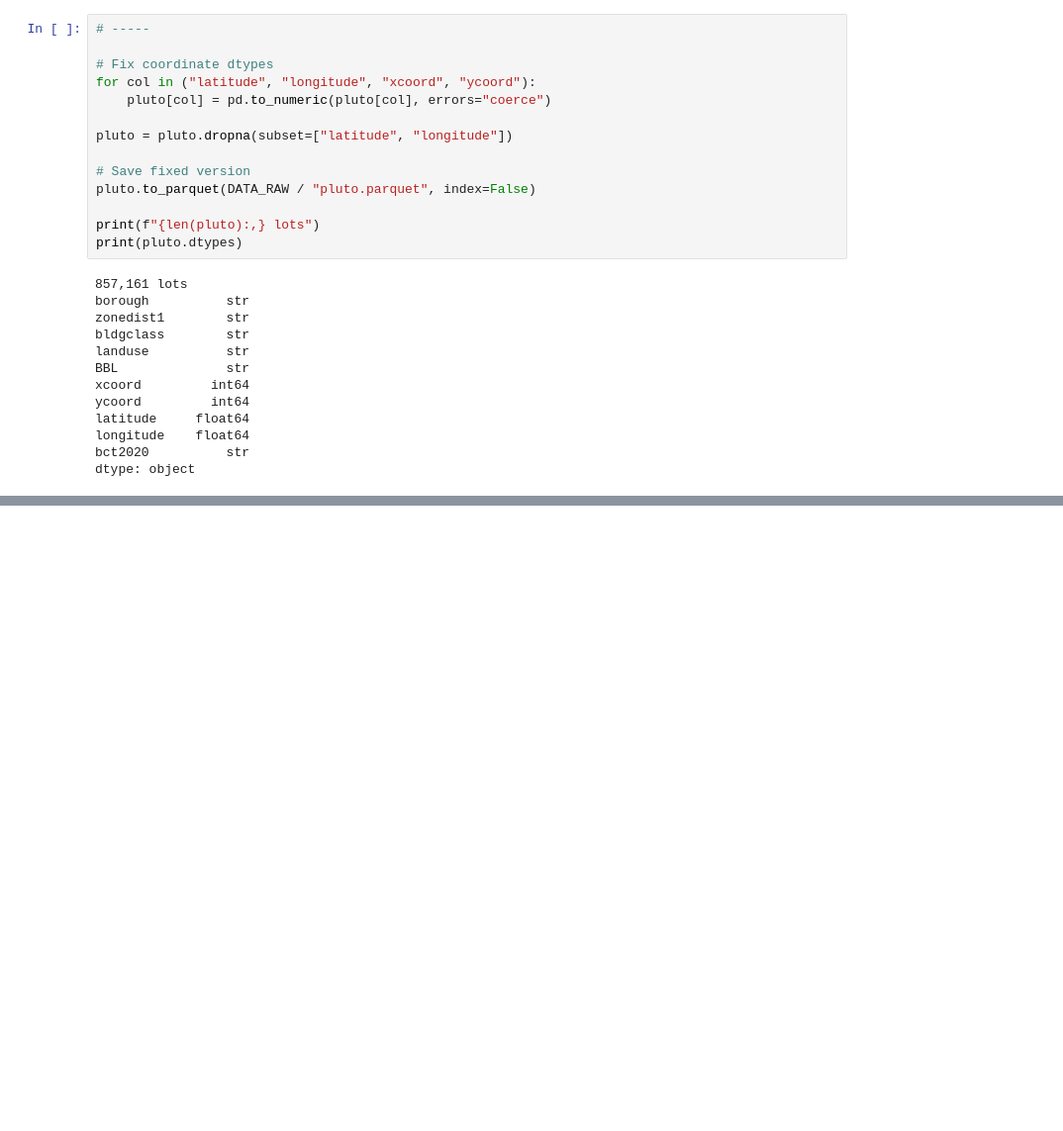
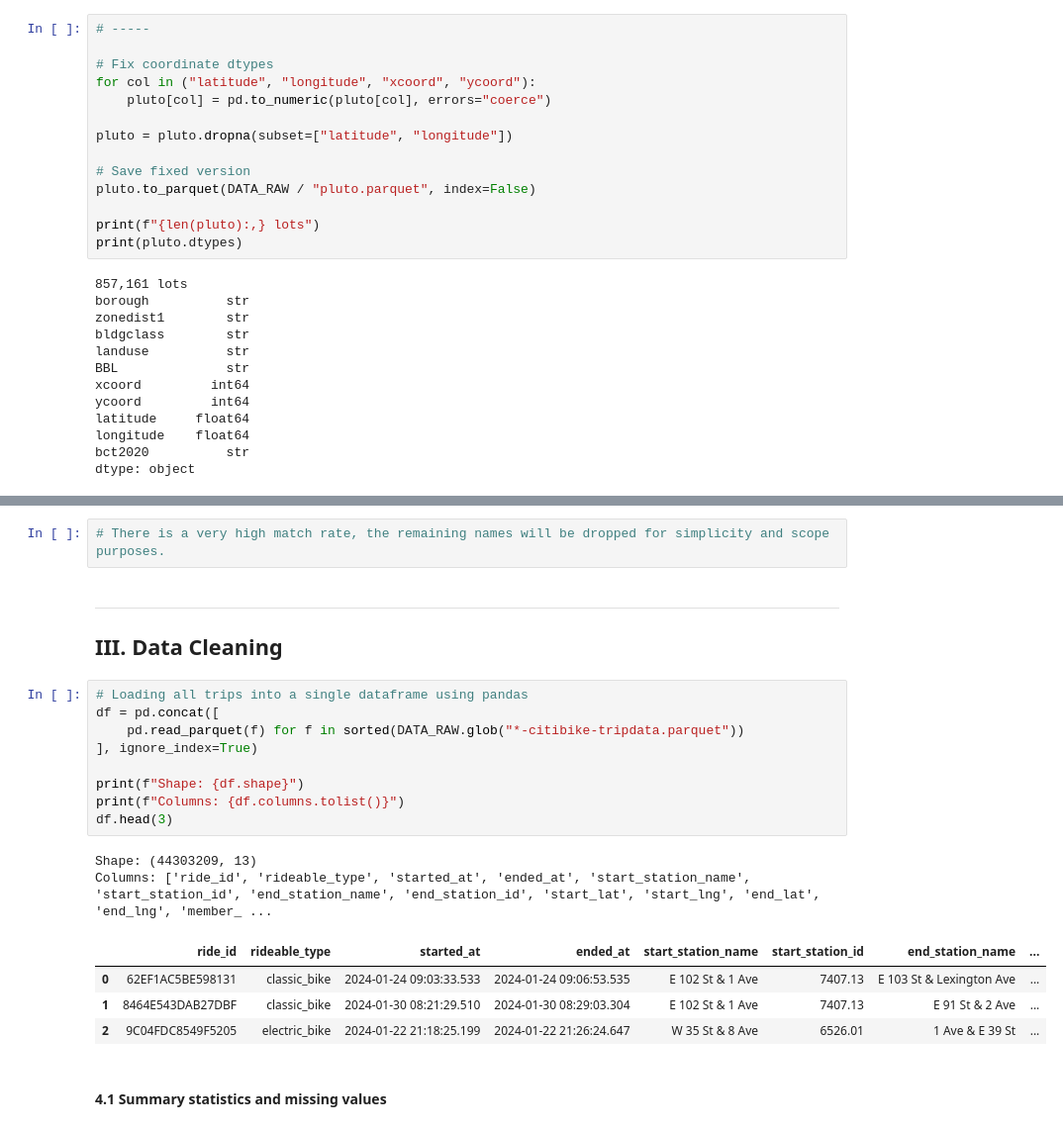
Before and after one commit to fmorenog/citibike-trip-classification, a Jupyter notebook: notebooks/citibike_project.ipynb, the cells around one changed output, grey strips where cells are left out. Shown at 99% size. Cells and saved outputs as stored; diff of their text form; blank space fills up the shorter version.

```diff
--- a/notebooks/citibike_project.ipynb
+++ b/notebooks/citibike_project.ipynb
@@ -283,0 +371,23 @@ ConversionException: Conversion Error: Could not convert string '4061730023' to
+# %%
+# There is a very high match rate, the remaining names will be dropped for simplicity and scope purposes.
+# %% [markdown]
+---
+## III. Data Cleaning
+# %%
+# Loading all trips into a single dataframe using pandas
+df = pd.concat([
+    pd.read_parquet(f) for f in sorted(DATA_RAW.glob("*-citibike-tripdata.parquet"))
+], ignore_index=True)
+
+print(f"Shape: {df.shape}")
+print(f"Columns: {df.columns.tolist()}")
+df.head(3)
+# %% [output]
+Shape: (44303209, 13)
+Columns: ['ride_id', 'rideable_type', 'started_at', 'ended_at', 'start_station_name', 'start_station_id', 'end_station_name', 'end_station_id', 'start_lat', 'start_lng', 'end_lat', 'end_lng', 'member_ ...
+|  | ride_id | rideable_type | started_at | ended_at | start_station_name | start_station_id | end_station_name | ... |
+| 0 | 62EF1AC5BE598131 | classic_bike | 2024-01-24 09:03:33.533 | 2024-01-24 09:06:53.535 | E 102 St & 1 Ave | 7407.13 | E 103 St & Lexington Ave | ... |
+| 1 | 8464E543DAB27DBF | classic_bike | 2024-01-30 08:21:29.510 | 2024-01-30 08:29:03.304 | E 102 St & 1 Ave | 7407.13 | E 91 St & 2 Ave | ... |
+| 2 | 9C04FDC8549F5205 | electric_bike | 2024-01-22 21:18:25.199 | 2024-01-22 21:26:24.647 | W 35 St & 8 Ave | 6526.01 | 1 Ave & E 39 St | ... |
+# %% [markdown]
+#### 4.1 Summary statistics and missing values
```
Also changed, not shown: parts of 17 cells of this notebook.
